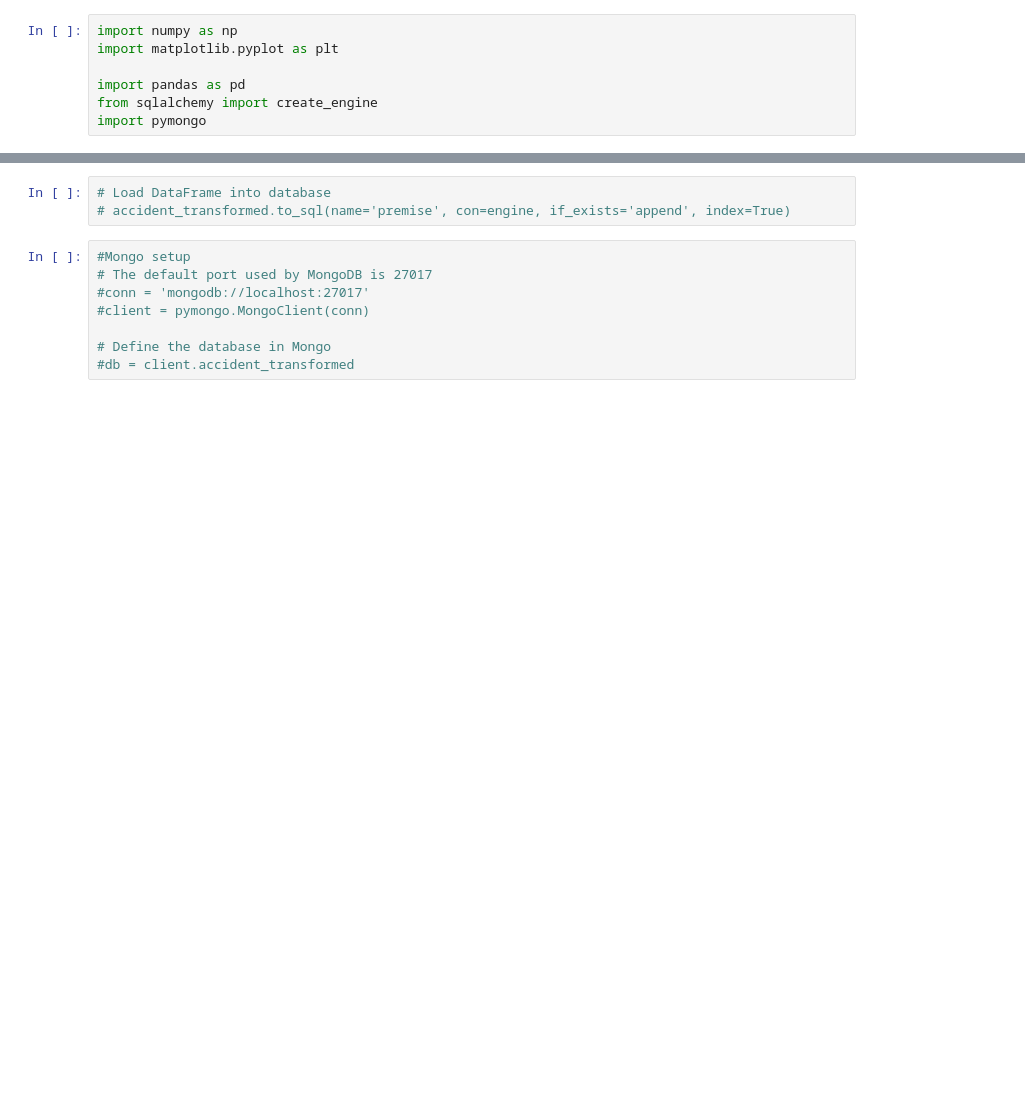
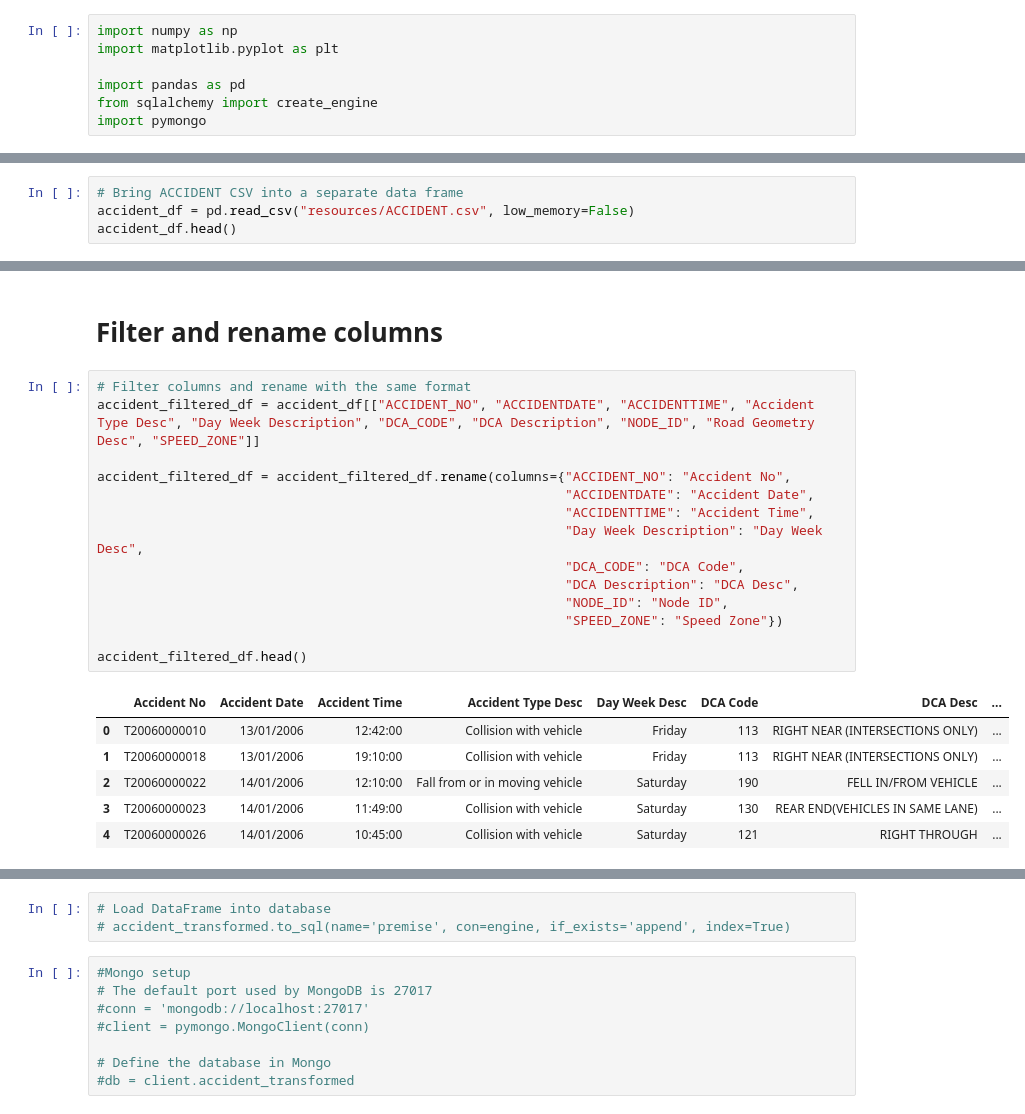
Before and after one commit to Stu-Vic/ETL-Project, a Jupyter notebook: ETL.ipynb, the cells around one changed output, grey strips where cells are left out. Drawn from its saved outputs; the diff is of its cells as text; blank space fills up the shorter version.

```diff
--- a/ETL.ipynb
+++ b/ETL.ipynb
@@ -254,0 +10,4 @@ accident_transformed_df.to_csv("Victorian_Accident_Data_2006-2020.csv")
+# %%
+# Bring ACCIDENT CSV into a separate data frame
+accident_df = pd.read_csv("resources/ACCIDENT.csv", low_memory=False)
+accident_df.head()
@@ -254,0 +44,23 @@ accident_transformed_df.to_csv("Victorian_Accident_Data_2006-2020.csv")
+# %% [markdown]
+# Filter and rename columns
+# %%
+# Filter columns and rename with the same format
+accident_filtered_df = accident_df[["ACCIDENT_NO", "ACCIDENTDATE", "ACCIDENTTIME", "Accident Type Desc", "Day Week Description", "DCA_CODE", "DCA Description", "NODE_ID", "Road Geometry Desc", "SPEED_ZONE"]]
+
+accident_filtered_df = accident_filtered_df.rename(columns={"ACCIDENT_NO": "Accident No",
+                                                            "ACCIDENTDATE": "Accident Date",
+                                                            "ACCIDENTTIME": "Accident Time",
+                                                            "Day Week Description": "Day Week Desc",
+                                                            "DCA_CODE": "DCA Code",
+                                                            "DCA Description": "DCA Desc",
+                                                            "NODE_ID": "Node ID",
+                                                            "SPEED_ZONE": "Speed Zone"})
+
+accident_filtered_df.head()
+# %% [output]
+|  | Accident No | Accident Date | Accident Time | Accident Type Desc | Day Week Desc | DCA Code | DCA Desc | ... |
+| 0 | T20060000010 | 13/01/2006 | 12:42:00 | Collision with vehicle | Friday | 113 | RIGHT NEAR (INTERSECTIONS ONLY) | ... |
+| 1 | T20060000018 | 13/01/2006 | 19:10:00 | Collision with vehicle | Friday | 113 | RIGHT NEAR (INTERSECTIONS ONLY) | ... |
+| 2 | T20060000022 | 14/01/2006 | 12:10:00 | Fall from or in moving vehicle | Saturday | 190 | FELL IN/FROM VEHICLE | ... |
+| 3 | T20060000023 | 14/01/2006 | 11:49:00 | Collision with vehicle | Saturday | 130 | REAR END(VEHICLES IN SAME LANE) | ... |
+| 4 | T20060000026 | 14/01/2006 | 10:45:00 | Collision with vehicle | Saturday | 121 | RIGHT THROUGH | ... |
```
Also changed, not shown: parts of 36 cells of this notebook, 14 other files.
